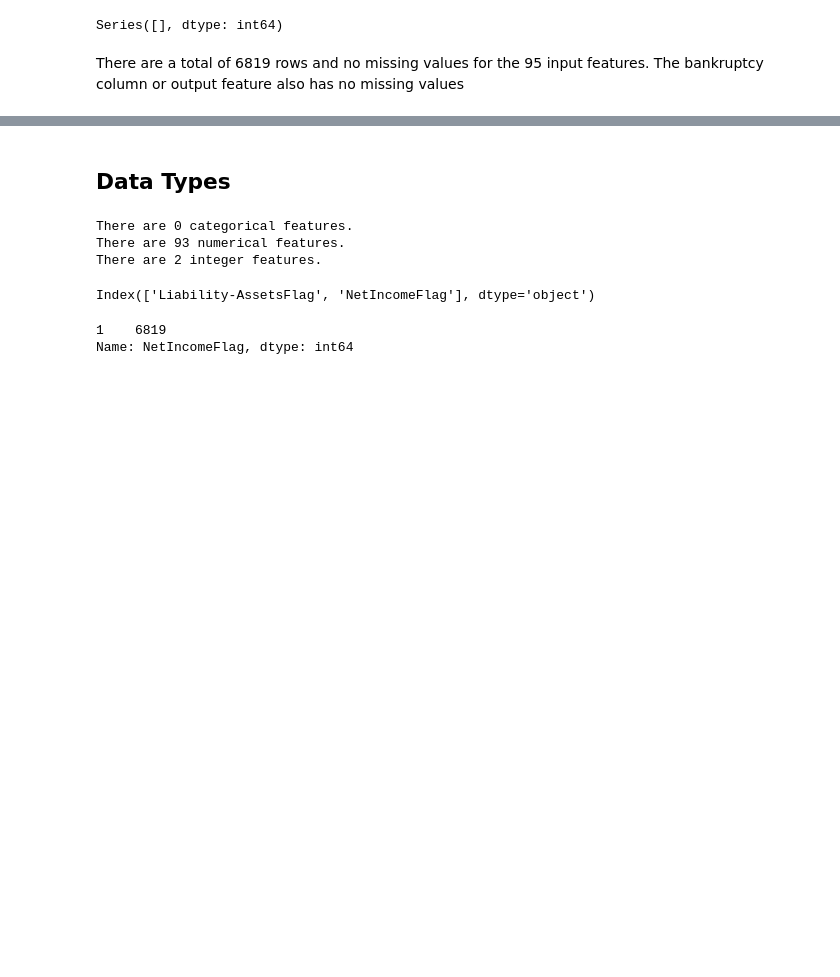
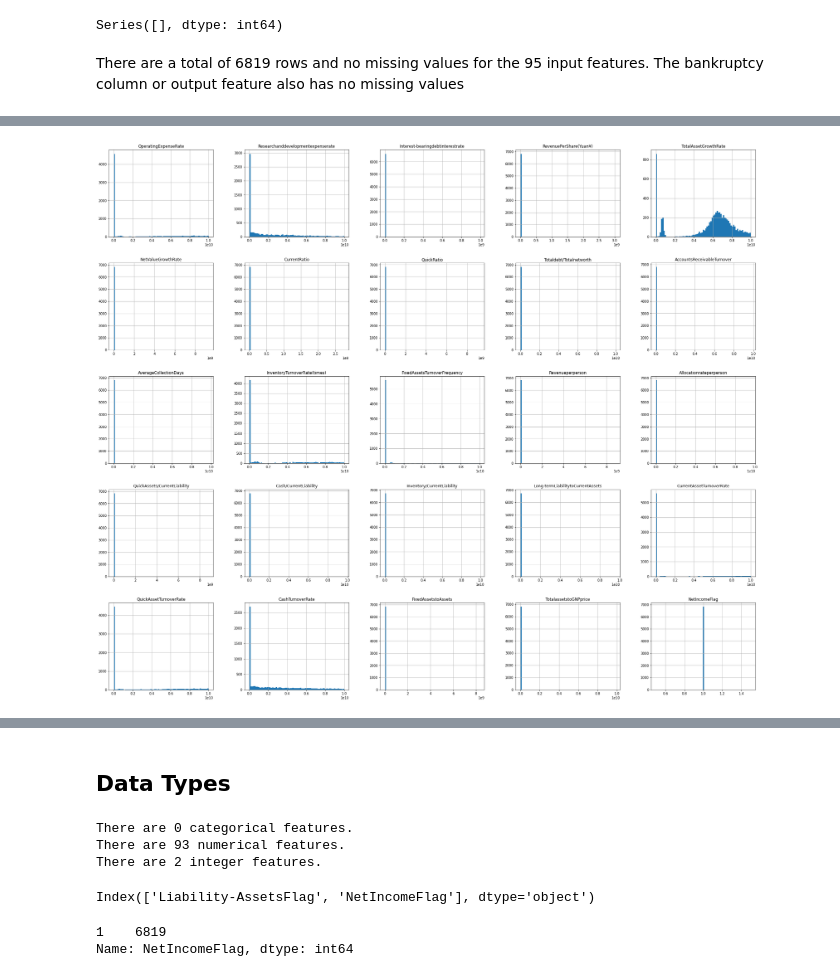
Before and after one commit to oimartin/company_bankruptcy_predictions, a Jupyter notebook: Notebook_bankrupt.ipynb, the cells around one changed output, grey strips where cells are left out. Saved outputs shown, nothing was run; the diff lists cells and outputs as text; code cells hidden in the pictures; blank space fills up the shorter version.

```diff
--- a/Notebook_bankrupt.ipynb
+++ b/Notebook_bankrupt.ipynb
@@ -57,0 +111,7 @@ There are a total of 6819 rows and no missing values for the 95 input features.
+# %%
+sns.set_theme(style='darkgrid', palette='flare')
+sns.set_theme(color_codes=True)
+data[addtl_col].hist(figsize = (35,30), bins = 75)
+plt.show()
+# %% [output]
+[figure, added]
```
Also changed, not shown: parts of 12 cells of this notebook.
